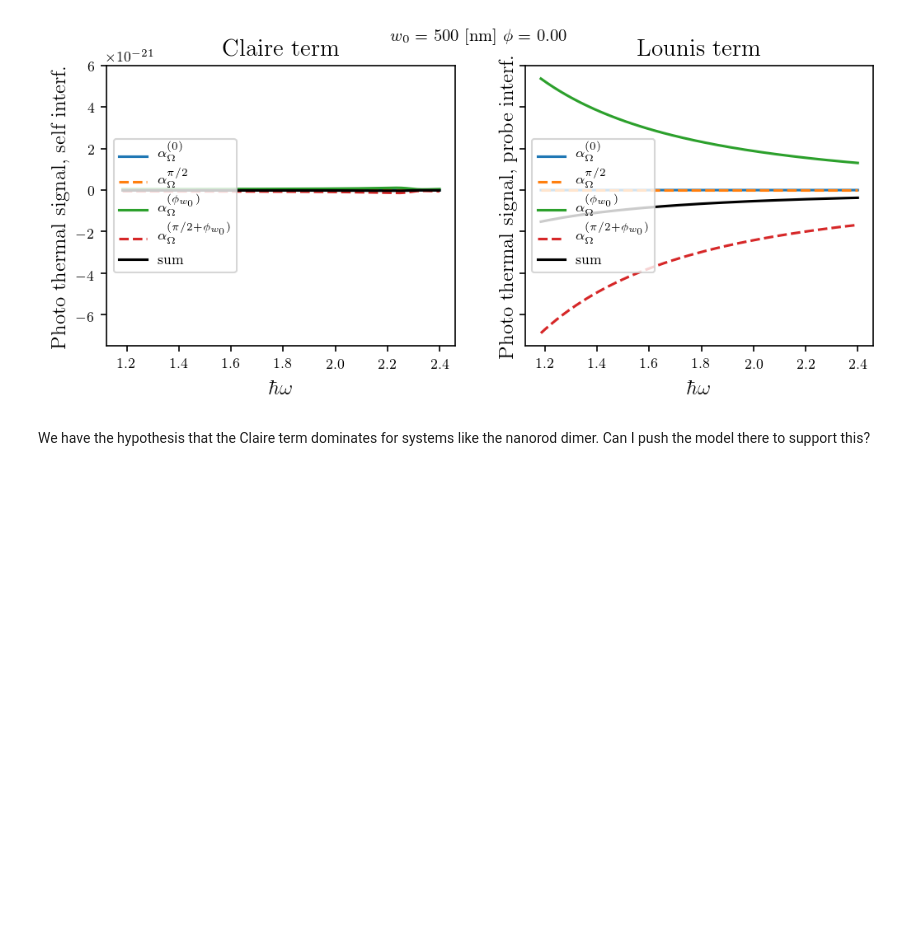
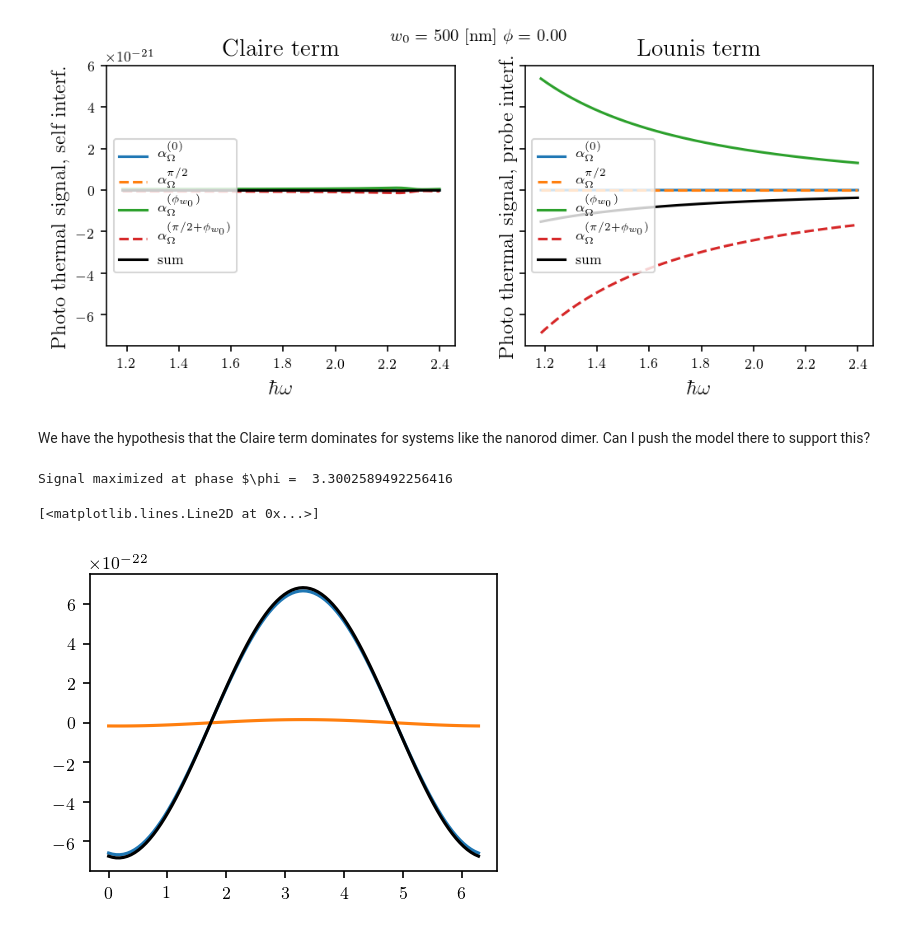
Before and after one commit to HarrisonGoldwyn/photothermal_image_model, a Jupyter notebook: python/data_based_core_shell_model/comparing_PTI_terms.ipynb, the cells around one changed output. Cells and saved outputs as stored; diff of their text form; code cells hidden in the pictures; blank space fills up the shorter version.

```diff
--- a/python/data_based_core_shell_model/comparing_PTI_terms.ipynb
+++ b/python/data_based_core_shell_model/comparing_PTI_terms.ipynb
@@ -292,28 +313,15 @@ plot_self_interf_terms_vs_energy(T_expansion=0, r_th=2000, w0=2000, phi=0)
 def plot_self_interf_terms_vs_phase(T_expansion, r_th, w0, hw, phis=None):
     """ Lengths are input in nm
         """
-    if phis is None:
-        phis = np.linspace(0, 2*np.pi, 100)
+
     (
+        phis,
         alpha0_term,
         alphapi2_term,
         alphaphi_term,
         alphapi2phi_term
-        ) = pti.ptsignal_scattering_self_interf_term(
-            eps_c=fit_drude,
-            eps_b=eps_back,
-            a=a1*1e-7,
-            b=w0*1e-7,
-            r_th=r_th*1e-7,
-            dndT_c=fit_dndT,
-            phi=phis,
-#             P_abs=None,
-#             dndT_b=dndT_glycerol,
-#             kappa=kappa_glycerol,
-#             E_probe=1,
-#             G_=1,
-            return_components=True,
-            )
+        ) = get_self_interf_terms_vs_phase(
+            T_expansion, r_th, w0, hw, phis=phis)
 
     plt.plot(
         phis,
@@ -388,4 +396,4 @@ def get_self_interf_terms_vs_phase(T_expansion, r_th, w0, hw, phis=None):
 #             G_=1,
             return_components=True,
             )
-    return alpha0_term, alphapi2_term, alphaphi_term, alphapi2phi_term
+    return phis, alpha0_term, alphapi2_term, alphaphi_term, alphapi2phi_term
@@ -463,5 +521,6 @@ def vol_x_Einc(hw, eps_b, probe_power=2e-4):
     V_times_Einc = np.sqrt(
         (3 * probe_power)
         /
-        (c * k**4.))
+        (c * k**4.)
+        )
     return V_times_Einc
@@ -525,0 +617,12 @@ We have the hypothesis that the Claire term dominates for systems like the nanor
+# %%
+phis, test_probe_interf, test_self_interf, test_total = get_both_PTI_terms_vs_phase(
+    T_expansion=0, r_th=2000, w0=500, hw=1.8)
+# %% [output]
+Signal maximized at phase $\phi =  3.3002589492256416
+# %%
+plt.plot(phis, test_probe_interf)
+plt.plot(phis, test_self_interf)
+plt.plot(phis, test_total, c='k')
+# %% [output]
+[<matplotlib.lines.Line2D at 0x...>]
+[figure, added]
```
Also changed, not shown: parts of 24 cells of this notebook.
